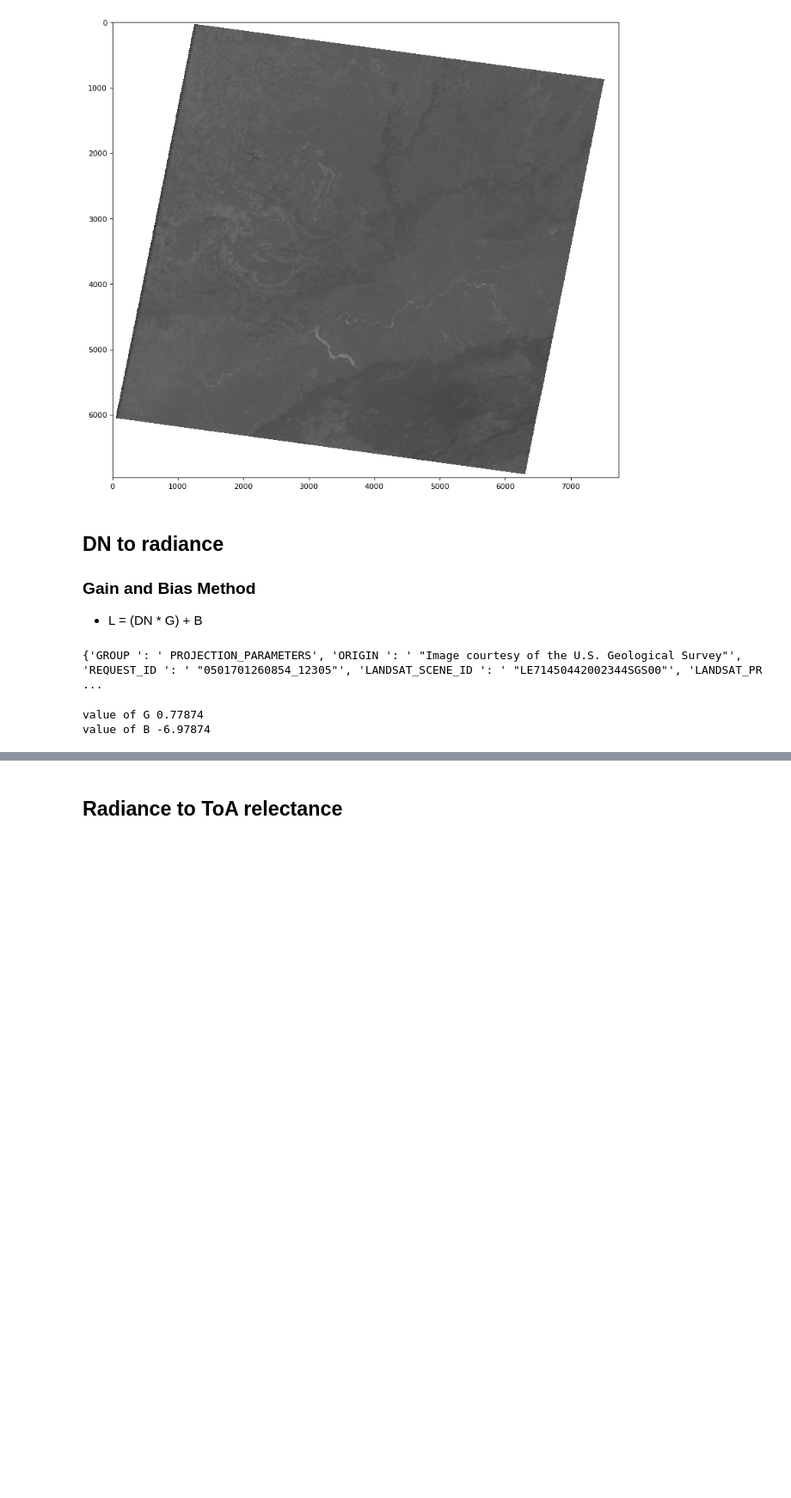
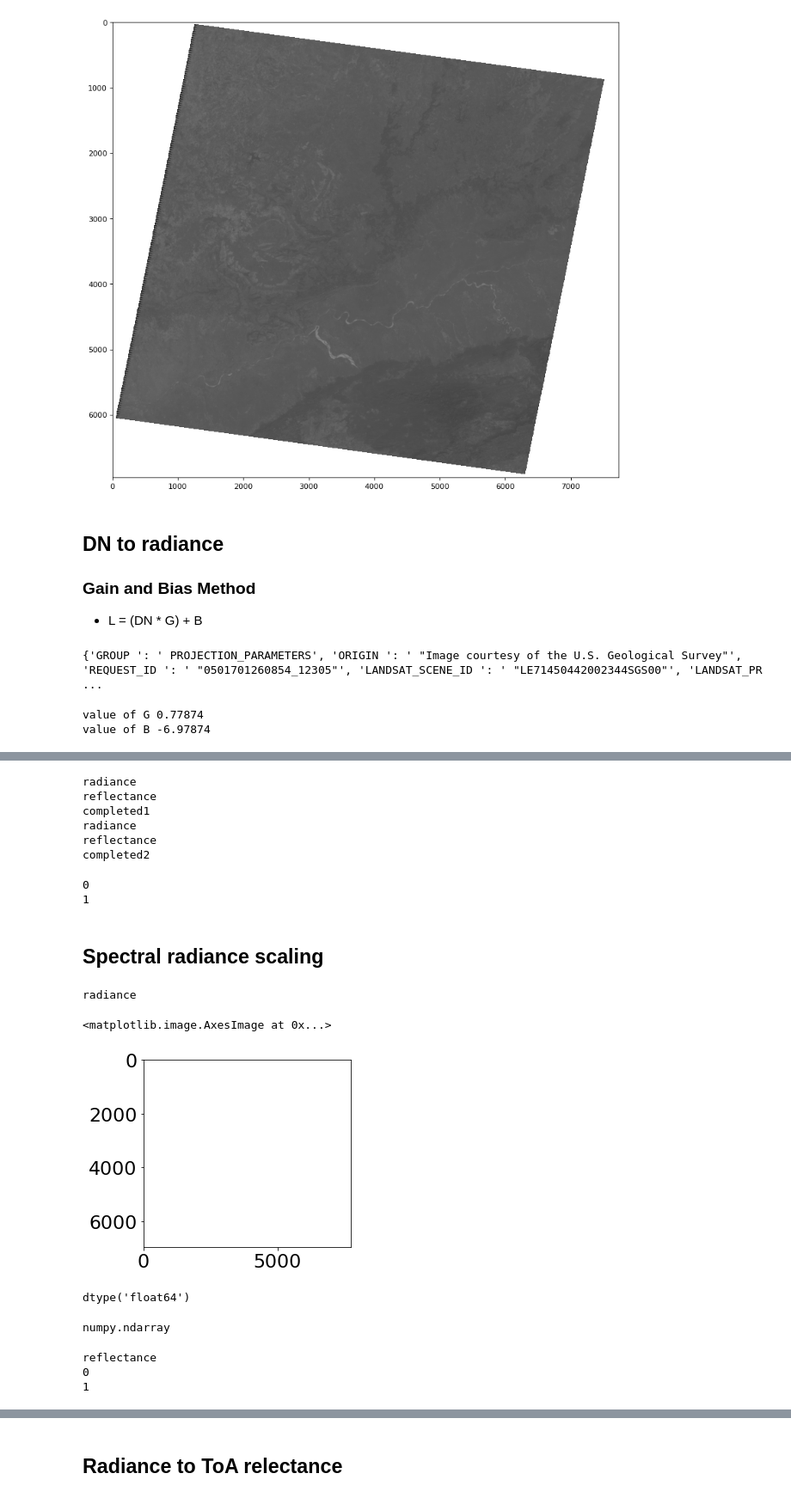
Before and after one commit to AslanDevbrat/Geoinformatics, a Jupyter notebook: Geo_assig_1.ipynb, the cells around one changed output, grey strips where cells are left out. Shown at 86% size. Saved outputs shown, nothing was run; the diff lists cells and outputs as text; code cells hidden in the pictures; blank space fills up the shorter version.

```diff
--- a/Geo_assig_1.ipynb
+++ b/Geo_assig_1.ipynb
@@ -165,0 +278,78 @@ for i,row in enumerate(data_array):
+# %%
+L7_images_2 = ['/content/L7/LE07_L1TP_145044_20021210_20170127_01_T1_B5.TIF',
+          '/content/L7/LE07_L1TP_145044_20021210_20170127_01_T1_B7.TIF',
+
+
+         ]
+
+ESUN_L7_2 = [225.7,82.06]
+
+imagelist_2 = list()
+for i,img in enumerate(L7_images_2):
+  gdal_data = gdal.Open(img)
+  gdal_band = gdal_data.GetRasterBand(1)
+
+  data_array = gdal_data.ReadAsArray().astype(np.float)
+
+  # replace missing values if necessary
+  if np.any(data_array == 0):
+    data_array[data_array == 0] = np.nan
+  if i <1:
+    radiance = dn_to_radiance(data_array,i+1)
+    reflectance = radiance_to_reflectance(radiance,ESUN_L7_2[i])
+  else:
+    radiance = dn_to_radiance(data_array,i+2)
+    reflectance = radiance_to_reflectance(radiance,ESUN_L7_2[i])
+  imagelist_2.append([data_array,radiance, reflectance])
+  np.save('nmpyarr_2', imagelist_2)
+  print(f'completed{i+1}')
+# %% [output]
+radiance
+reflectance
+completed1
+radiance
+reflectance
+completed2
+# %%
+plot_figure(np.load('/content/nmpyarr_2.npy'), ['Band 5            ', 'Band 7            '], 'L7_B57.png')
+# %% [output]
+0
+1
+# %% [markdown]
+## Spectral radiance scaling
+# %%
+def dn_to_radiance_spectral(data_array, band)  :
+  Lmax = float(Landsat7_mlt_dict['RADIANCE_MAXIMUM_BAND_'+str(band)+' '])
+  Lmin = float(Landsat7_mlt_dict['RADIANCE_MINIMUM_BAND_'+str(band)+' '])
+  DNmax = float(Landsat7_mlt_dict['QUANTIZE_CAL_MAX_BAND_'+str(band)+' '])
+  DNmin = float(Landsat7_mlt_dict['QUANTIZE_CAL_MAX_BAND_'+str(band)+' '])
+  new_data_array = np.empty_like(data_array)
+  for i,row in enumerate(data_array):
+    for j, col in enumerate(row):
+      if data_array[i][j] != np.nan:
+        new_data_array[i][j] = ((Lmax - Lmin)*(data_array[i][j] - DNmin)/(DNmax-DNmin)) + Lmin
+  print('radiance')
+  return new_data_array
+# %%
+radiance = dn_to_radiance_spectral(arr, 1)
+# %% [output]
+radiance
+# %%
+plt.imshow(radiance)
+# %% [output]
+<matplotlib.image.AxesImage at 0x...>
+[figure, added]
+# %%
+radiance.dtype
+# %% [output]
+dtype('float64')
+# %%
+type(radiance)
+# %% [output]
+numpy.ndarray
+# %%
+plot_figure([[arr, radiance, radiance_to_reflectance(radiance,1970)],[arr,arr,arr]],['Band 1       '],'test.png')
+# %% [output]
+reflectance
+0
+1
```
Also changed, not shown: parts of 31 cells of this notebook.
